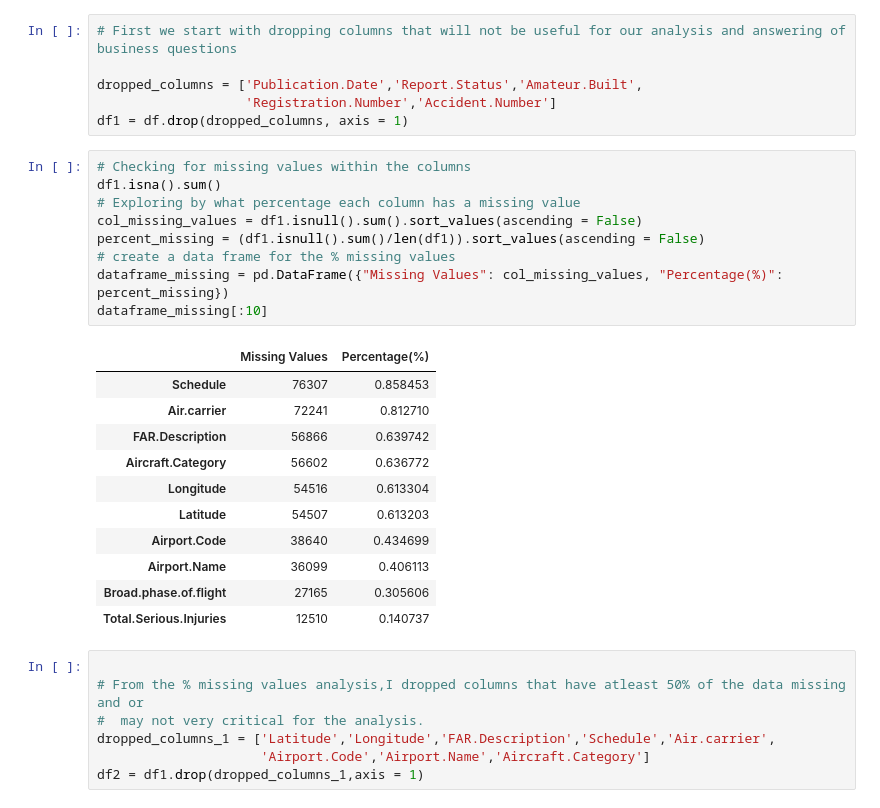
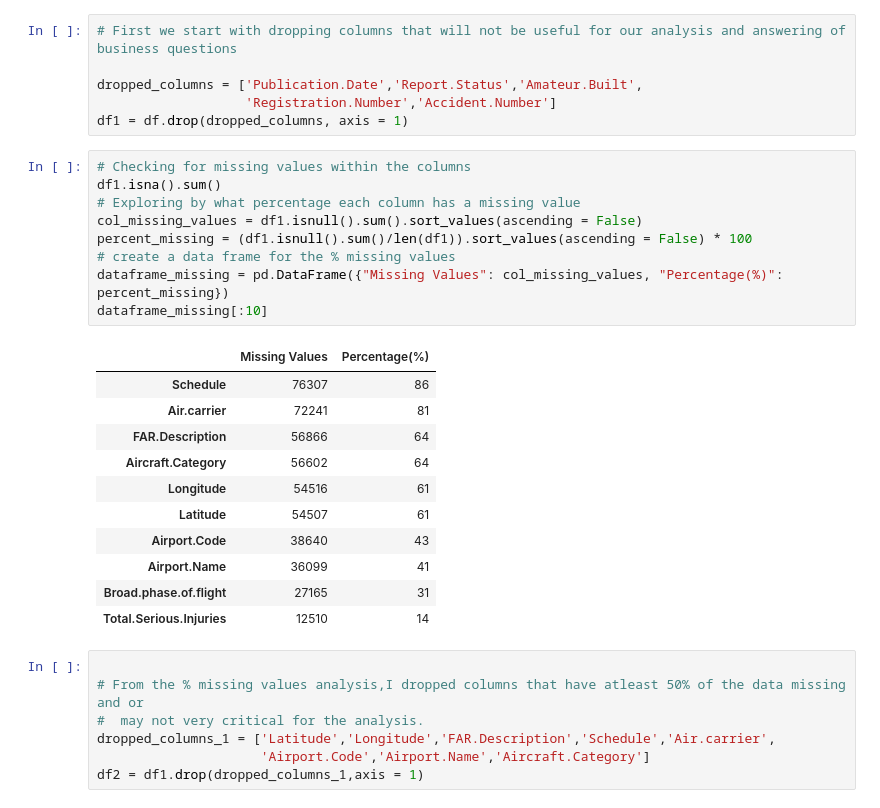
Before and after one commit to Ketty-Odero/Phase_1_DS_Project, a Jupyter notebook: Aviation.ipynb, the cells around one changed output. Drawn from its saved outputs; the diff is of its cells as text.

```diff
--- a/Aviation.ipynb
+++ b/Aviation.ipynb
@@ -144,24 +144,24 @@ df1 = df.drop(dropped_columns, axis = 1)
 # %%
 # Checking for missing values within the columns
 df1.isna().sum()
 # Exploring by what percentage each column has a missing value
 col_missing_values = df1.isnull().sum().sort_values(ascending = False)
-percent_missing = (df1.isnull().sum()/len(df1)).sort_values(ascending = False)
+percent_missing = (df1.isnull().sum()/len(df1)).sort_values(ascending = False) * 100
 # create a data frame for the % missing values
 dataframe_missing = pd.DataFrame({"Missing Values": col_missing_values, "Percentage(%)": percent_missing})
 dataframe_missing[:10]
 # %% [output]
 |  | Missing Values | Percentage(%) |
-| Schedule | 76307 | 0.858453 |
-| Air.carrier | 72241 | 0.812710 |
-| FAR.Description | 56866 | 0.639742 |
-| Aircraft.Category | 56602 | 0.636772 |
-| Longitude | 54516 | 0.613304 |
-| Latitude | 54507 | 0.613203 |
-| Airport.Code | 38640 | 0.434699 |
-| Airport.Name | 36099 | 0.406113 |
-| Broad.phase.of.flight | 27165 | 0.305606 |
-| Total.Serious.Injuries | 12510 | 0.140737 |
+| Schedule | 76307 | 86 |
+| Air.carrier | 72241 | 81 |
+| FAR.Description | 56866 | 64 |
+| Aircraft.Category | 56602 | 64 |
+| Longitude | 54516 | 61 |
+| Latitude | 54507 | 61 |
+| Airport.Code | 38640 | 43 |
+| Airport.Name | 36099 | 41 |
+| Broad.phase.of.flight | 27165 | 31 |
+| Total.Serious.Injuries | 12510 | 14 |
 # %%
 
 # From the % missing values analysis,I dropped columns that have atleast 50% of the data missing and or
```
Also changed, not shown: parts of 19 cells of this notebook, 1 other file.
